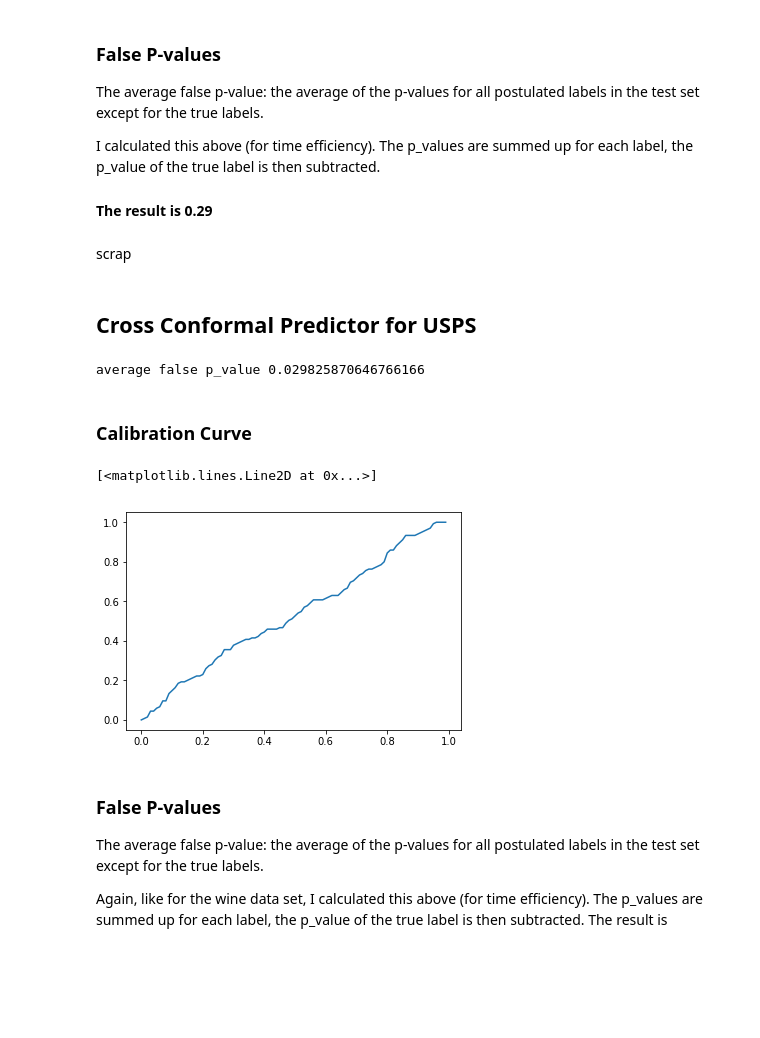
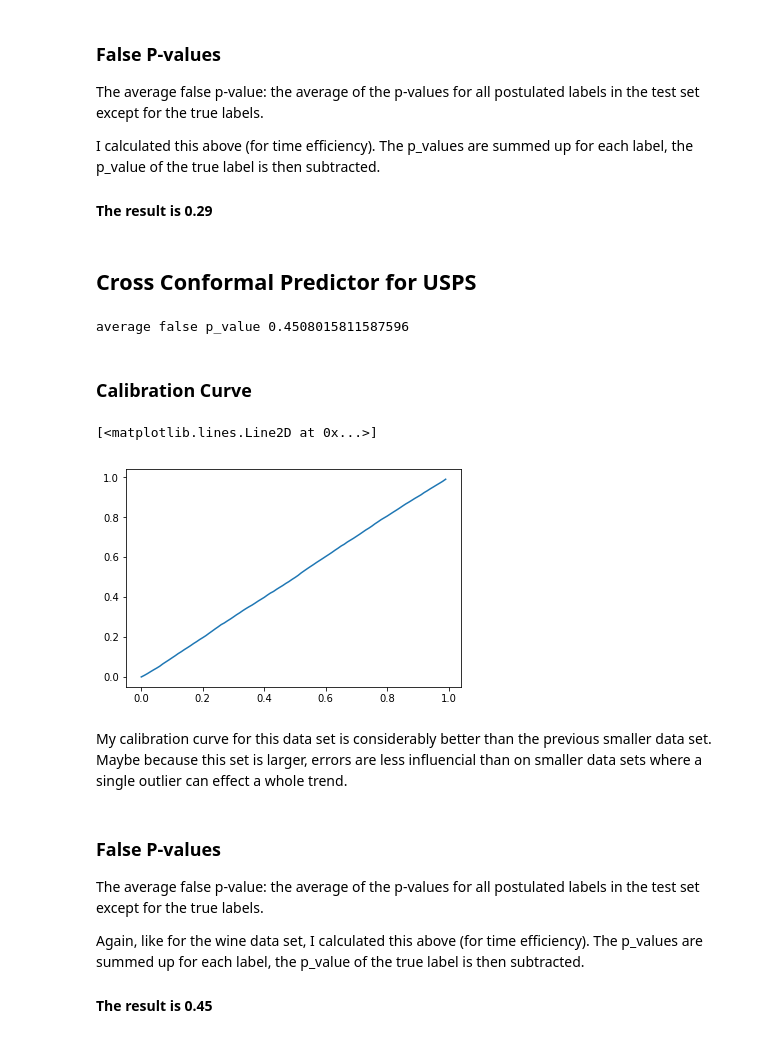
Before and after one commit to dave-light/conformal-prediction, a Jupyter notebook: cross-conformal/Cross Conformal Predictor.ipynb, the cells around one changed output. Drawn from its saved outputs; the diff is of its cells as text; code cells hidden in the pictures; blank space fills up the shorter version.

```diff
--- a/cross-conformal/Cross Conformal Predictor.ipynb
+++ b/cross-conformal/Cross Conformal Predictor.ipynb
@@ -207,7 +213,7 @@ Best parameters: {'svc__C': 10, 'svc__gamma': 1}
 # %% [markdown]
 #### USPS data
 # %%
-pipe2 = make_pipeline(RobustScaler(), SVC(gamma=0.01, C=100))
+pipe2 = make_pipeline(StandardScaler(), SVC(gamma=0.01, C=10))
 pipe2.fit(X_train, y_train)
 pipe2.score(X_test, y_test)
 # %% [output]
@@ -325,20 +332,6 @@ postulated labels in the test set except for the true labels.
 
 I calculated this above (for time efficiency). The p_values are summed up for each label, the p_value of the true label is then subtracted.
 #### The result is 0.29
-# %% [markdown]
-scrap
-# %%
-#calculate predicted label
-prediction = []
-for i in range(len(p_values_list)):
-    pt_prediction = -math.inf
-    index = -math.inf
-    for j in range(len(p_values_list[i])):
-        if (pt_prediction < p_values_list[i][j]):
-            pt_prediction = p_values_list[i][j]
-            index = j
-    prediction.append(index)
-#print(prediction)
 # %% [markdown]
 ## Cross Conformal Predictor for USPS
 # %%
@@ -352,11 +345,11 @@ for rest_index, fold_index in kf.split(X_train):
     test_set_rank = []
     X_rest, X_fold = X_train[rest_index], X_train[fold_index]
     y_rest, y_fold = y_train[rest_index], y_train[fold_index]
-    pipe3.fit(X_rest,y_rest)
-    calibration_set = pipe3.decision_function(X_fold)
+    pipe2.fit(X_rest,y_rest)
+    calibration_set = pipe2.decision_function(X_fold)
     calib_len = len(calibration_set) #27
     labels_len = len(calibration_set[0])
-    test_set = pipe3.decision_function(X_test)
+    test_set = pipe2.decision_function(X_test)
     test_len = len(test_set) #45
     #print(calib_len)
     #print('labels len',labels_len)
@@ -393,38 +386,40 @@ for x in range(len(X_test)):
         p_value = (summed_value + 1)/ (len(X_train)+1)
         temp_pval.append(p_value)
     p_values_list.append(temp_pval)
-    z = y_test_w[x] #get true label from test set
+    z = y_test[x].astype(int) #get true label from test set
     false_p = sum(temp_pval) - temp_pval[z] #sum all p values and remove p_value of the true label
     num = false_p/(len(temp_pval) - 1)
     average_false.append(num)
 #print(p_values_list)
 total_av_false = sum(average_false)/(len(X_test))
-#total_av_false = total_av_false / 10
 print("average false p_value", total_av_false)
 # %% [output]
-average false p_value 0.029825870646766166
+average false p_value 0.4508015811587596
 # %% [markdown]
 ### Calibration Curve
 # %%
 %matplotlib inline
 n_test = X_test.shape[0]
 eps = np.zeros(100) #significance levels
 err = np.zeros(100) # the corresponding error rates
 for k in range(100):
     eps[k] = k/100 # considering eps = k%
     err[k] = 0 # initializing the error rate
     for j in range(n_test):
         for i in range(len(p_values_list[j])):
             if (p_values_list[j][i] <= eps[k]): # error check
                 err[k] = err[k] + 1 # count this error
-    err[k] = (err[k] / n_test)/3 # number of errors -> error rate (calculate percentage across all labels)
+    err[k] = (err[k] / n_test)/10 # number of errors -> error rate (calculate percentage across all labels)
 plt.plot(eps,err)
 # %% [output]
 [<matplotlib.lines.Line2D at 0x...>]
-[figure, old version]
+[figure, new version]
+# %% [markdown]
+My calibration curve for this data set is considerably better than the previous smaller data set. Maybe because this set is larger, errors are less influencial than on smaller data sets where a single outlier can effect a whole trend.
 # %% [markdown]
 ### False P-values
 The average false p-value: the average of the p-values for all
 postulated labels in the test set except for the true labels.
 
-Again, like for the wine data set, I calculated this above (for time efficiency). The p_values are summed up for each label, the p_value of the true label is then subtracted. The result is
+Again, like for the wine data set, I calculated this above (for time efficiency). The p_values are summed up for each label, the p_value of the true label is then subtracted.
+#### The result is 0.45
```
Also changed, not shown: parts of 6 cells of this notebook.
